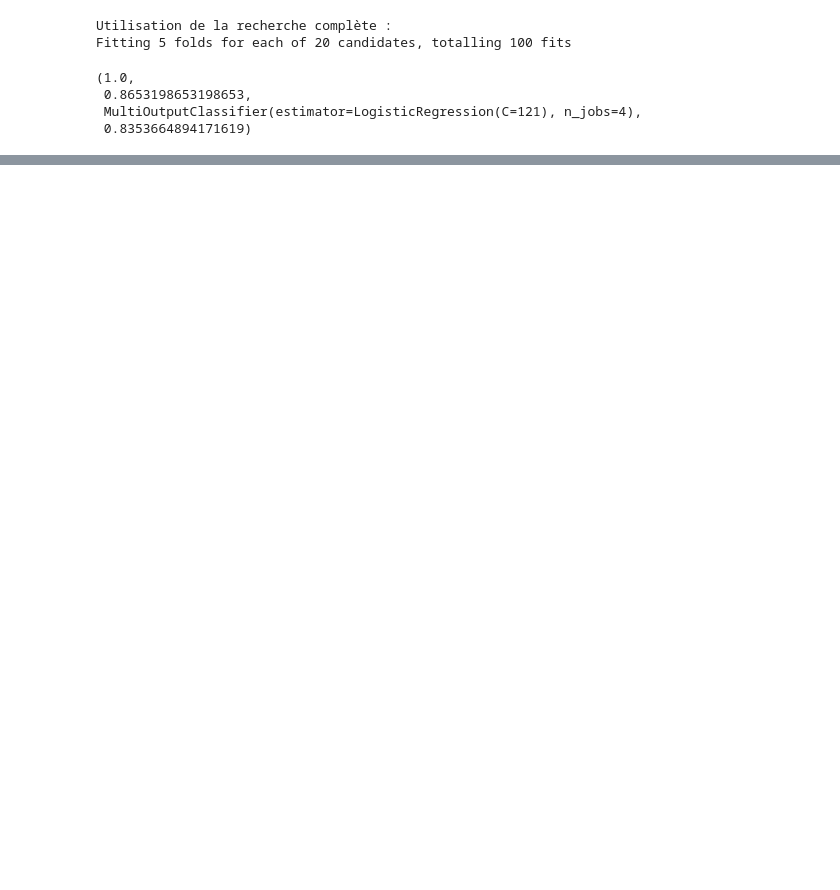
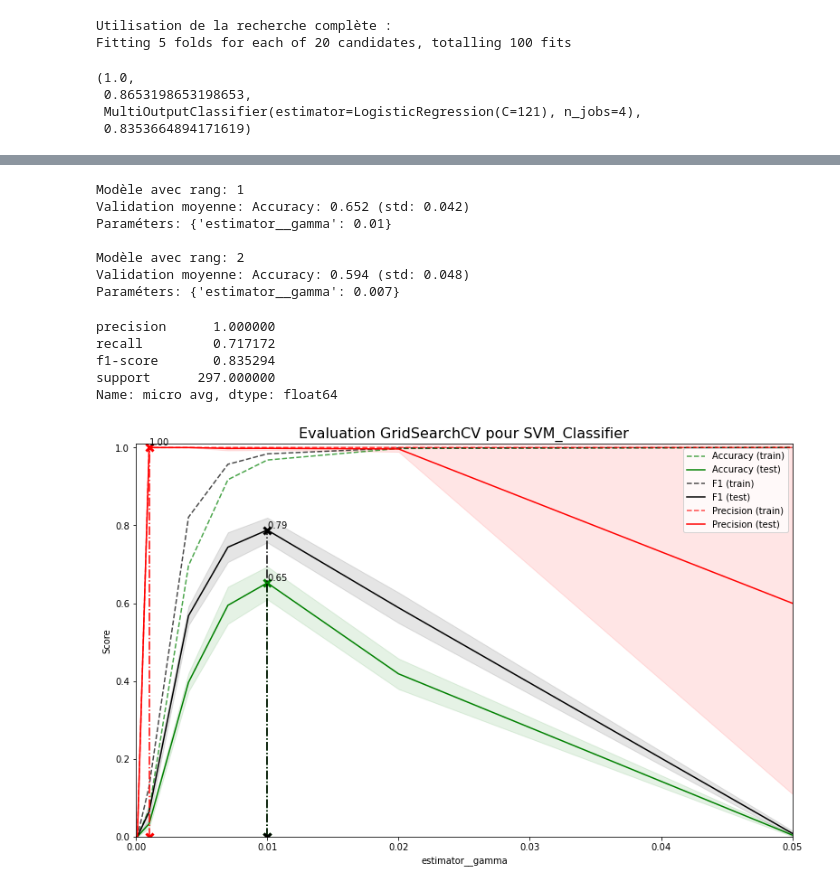
Before and after one commit to Antabli/IFT712-2022H, a Jupyter notebook: Main.ipynb, the cells around one changed output, grey strips where cells are left out. Cells and saved outputs as stored; diff of their text form; code cells hidden in the pictures; blank space fills up the shorter version.

```diff
--- a/Main.ipynb
+++ b/Main.ipynb
@@ -266,0 +501,6 @@ Name: micro avg, dtype: float64
+# %%
+SVM_params = {
+    'estimator__gamma': [0.00001, 0.0001, 0.001, 0.004, 0.007, 0.01, 0.02, 0.05]
+}
+model = SVM_Classifier(X_training, Y_training, X_valid, Y_valid, class_names, scorers)
+model.train(SVM_params, random_search=False)
@@ -266,0 +514,22 @@ Name: micro avg, dtype: float64
+# %%
+disp_SVM = utils.Affichage(model)
+disp_SVM.best_estimators(TopN=2)
+
+y_valid_pred = model.predict(X_valid)
+display(disp_SVM.class_report(Y_valid, y_valid_pred, mean_only=True))
+
+disp_SVM.plot(param_abscissa="estimator__gamma")
+# %% [output]
+Modèle avec rang: 1
+Validation moyenne: Accuracy: 0.652 (std: 0.042)
+Paraméters: {'estimator__gamma': 0.01}
+
+Modèle avec rang: 2
+Validation moyenne: Accuracy: 0.594 (std: 0.048)
+Paraméters: {'estimator__gamma': 0.007}
+precision      1.000000
+recall         0.717172
+f1-score       0.835294
+support      297.000000
+Name: micro avg, dtype: float64
+[figure, added]
```
Also changed, not shown: parts of 29 cells of this notebook, 4 other files.
